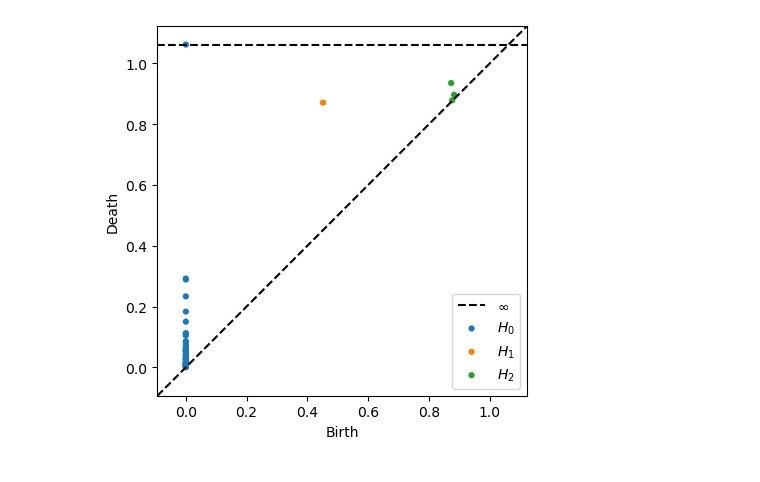
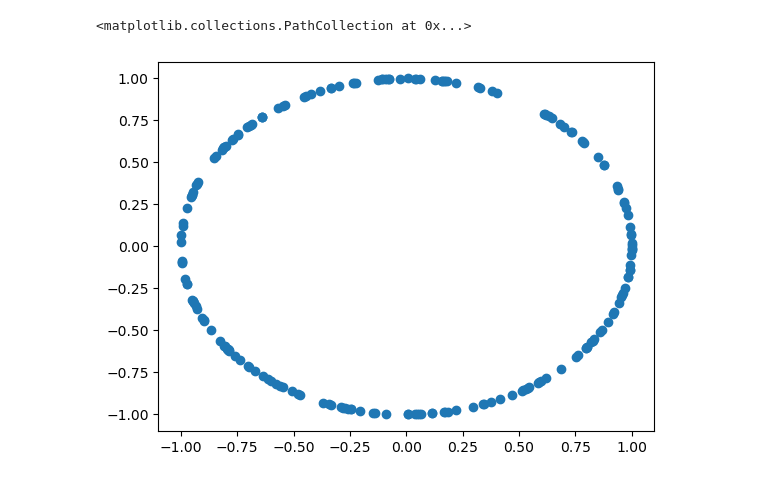
Before and after one commit to theseankid/computational-topology, a Jupyter notebook: examples/compare_diagrams.ipynb, the cells around one changed output. Drawn from its saved outputs; the diff is of its cells as text; code cells hidden in the pictures.

```diff
--- a/examples/compare_diagrams.ipynb
+++ b/examples/compare_diagrams.ipynb
@@ -51,5 +48,10 @@ f = x**2 + y**2 - 1
 variables = [x,y]
 # %%
 seed=5
-data=tadasets.dsphere(n=50, d=1)
+data=tadasets.dsphere(n=200, d=1)
 sigma = 0.2
+
+plt.scatter(x=data[:,0], y=data[:,1])
+# %% [output]
+<matplotlib.collections.PathCollection at 0x...>
+[figure, added]
@@ -66,5 +57,0 @@ from sklearn import datasets
-# %%
-dgms_ED = ripser(ED, distance_matrix=True, maxdim=2)['dgms']
-plot_diagrams(dgms_ED, show=True)#, lifetime=True)
-# %% [output]
-[figure, removed]
```
Also changed, not shown: parts of 21 cells of this notebook, 4 other files.
